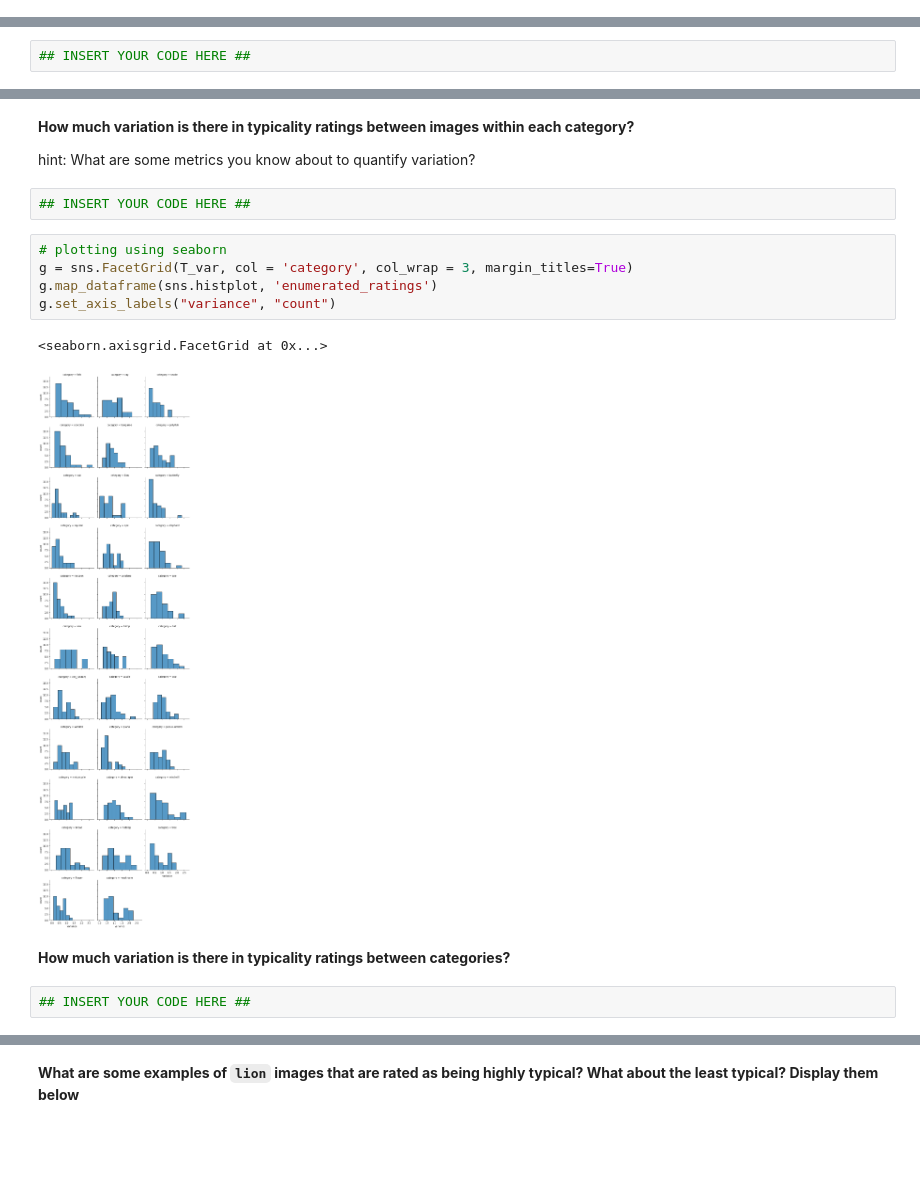
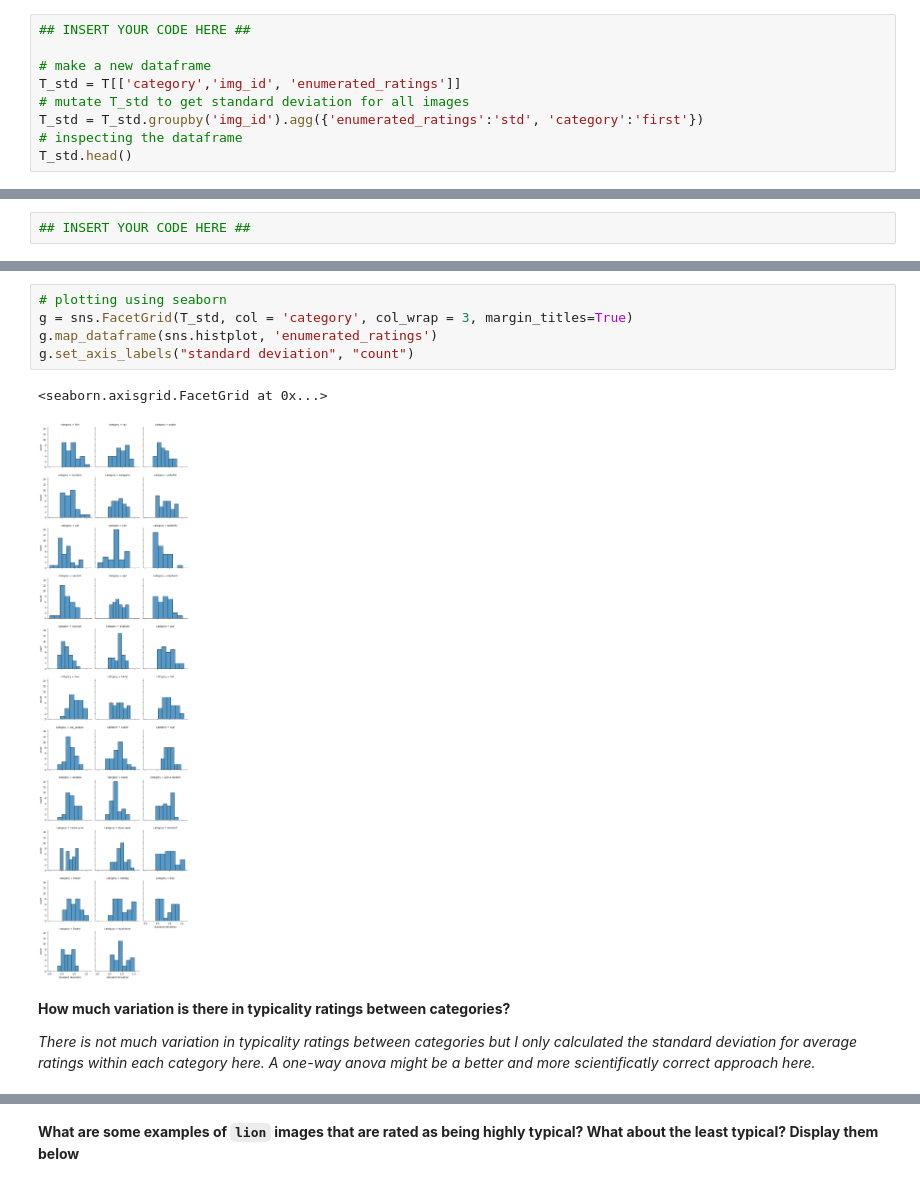
Before and after one commit to mfan3/labs, a Jupyter notebook: lab1/psyc193_lab1_mufan.ipynb, the cells around one changed output, grey strips where cells are left out. Drawn from its saved outputs; the diff is of its cells as text; blank space fills up the shorter version.

```diff
--- a/lab1/psyc193_lab1_mufan.ipynb
+++ b/lab1/psyc193_lab1_mufan.ipynb
@@ -275,0 +284,9 @@ hint: There isn't a single way to get at this question. Try to think about some
+# %%
+## INSERT YOUR CODE HERE ##
+
+# make a new dataframe
+T_std = T[['category','img_id', 'enumerated_ratings']]
+# mutate T_std to get standard deviation for all images
+T_std = T_std.groupby('img_id').agg({'enumerated_ratings':'std', 'category':'first'})
+# inspecting the dataframe
+T_std.head()
@@ -300,19 +316,13 @@ overall_var.set(xlabel='variance', ylabel='count')
-# %% [markdown]
-**How much variation is there in typicality ratings between images within each category?**
-
-hint: What are some metrics you know about to quantify variation?
-# %%
-## INSERT YOUR CODE HERE ##
 # %%
 # plotting using seaborn
-g = sns.FacetGrid(T_var, col = 'category', col_wrap = 3, margin_titles=True)
+g = sns.FacetGrid(T_std, col = 'category', col_wrap = 3, margin_titles=True)
 g.map_dataframe(sns.histplot, 'enumerated_ratings')
-g.set_axis_labels("variance", "count")
+g.set_axis_labels("standard deviation", "count")
 # %% [output]
 <seaborn.axisgrid.FacetGrid at 0x...>
-[figure, old version]
+[figure, new version]
-# %% [markdown]
-**How much variation is there in typicality ratings between categories?**
-# %%
-## INSERT YOUR CODE HERE ##
+# %% [markdown]
+**How much variation is there in typicality ratings between categories?**
+
+*There is not much variation in typicality ratings between categories but I only calculated the standard deviation for average ratings within each category here. A one-way anova might be a better and more scientificatly correct approach here.*
 # %%
```
Also changed, not shown: parts of 26 cells of this notebook, 3 other files.
